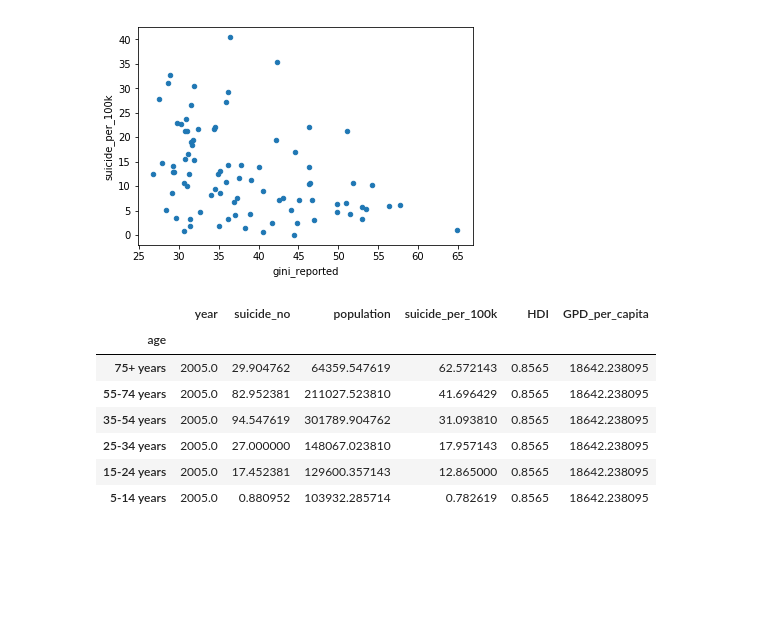
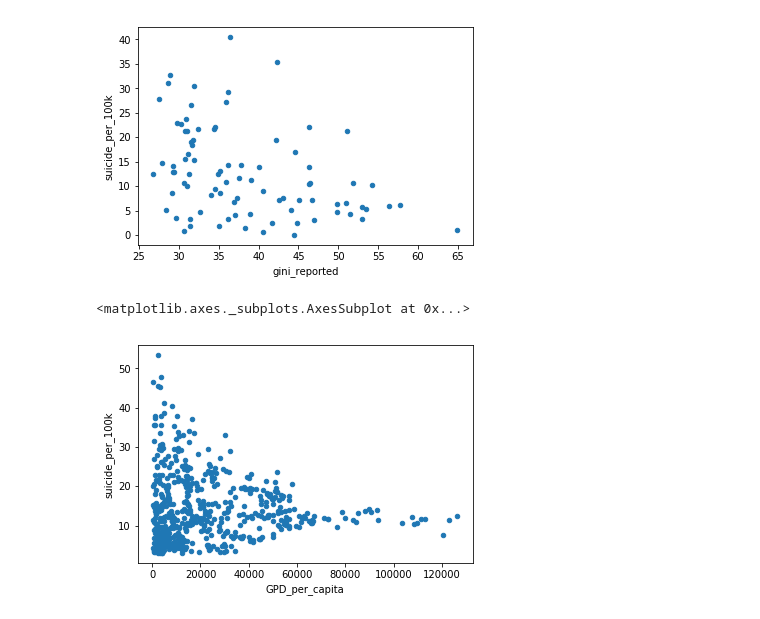
Before and after one commit to np6818/PR19NPZPTK, a Jupyter notebook: project_code.ipynb, the cells around one changed output. Saved outputs shown, nothing was run; the diff lists cells and outputs as text; code cells hidden in the pictures; blank space fills up the shorter version.

```diff
--- a/project_code.ipynb
+++ b/project_code.ipynb
@@ -150,19 +150,18 @@ result.plot.scatter(x='gini_reported', y='suicide_per_100k')
 # %% [output]
 <matplotlib.axes._subplots.AxesSubplot at 0x...>
 [figure]
-# %%
-
-df = main.loc[main['country'] == 'Slovenia']
-df = df.groupby('age').mean().sort_values(by=['suicide_per_100k'], ascending=False)
-df
-
-#kot je bilo ugotovljeno že prej je glavni atribut ki vpliva na verjetnost samomora visoka starost
-# %% [output]
-|  | year | suicide_no | population | suicide_per_100k | HDI | GPD_per_capita |
-| age |  |  |  |  |  |  |
-| 75+ years | 2005.0 | 29.904762 | 64359.547619 | 62.572143 | 0.8565 | 18642.238095 |
-| 55-74 years | 2005.0 | 82.952381 | 211027.523810 | 41.696429 | 0.8565 | 18642.238095 |
-| 35-54 years | 2005.0 | 94.547619 | 301789.904762 | 31.093810 | 0.8565 | 18642.238095 |
-| 25-34 years | 2005.0 | 27.000000 | 148067.023810 | 17.957143 | 0.8565 | 18642.238095 |
-| 15-24 years | 2005.0 | 17.452381 | 129600.357143 | 12.865000 | 0.8565 | 18642.238095 |
-| 5-14 years | 2005.0 | 0.880952 | 103932.285714 | 0.782619 | 0.8565 | 18642.238095 |
+# %%
+
+df_age = main.groupby('age').mean().sort_values(by=['suicide_per_100k'], ascending=False)
+df_hdi = main.groupby('HDI').mean().sort_values(by=['suicide_per_100k'], ascending=False)
+df_generation = main.groupby('generation').mean().sort_values(by=['suicide_per_100k'], ascending=False)
+df_sex = main.groupby('sex').mean().sort_values(by=['suicide_per_100k'], ascending=False)
+df_gdp = main.groupby('GPD_per_capita', as_index=False).mean().sort_values(by=['suicide_per_100k'], ascending=False).dropna()
+df_gdp_graf = df_gdp[['GPD_per_capita','suicide_per_100k']]
+df_gdp_graf = df_gdp_graf[df_gdp_graf.suicide_per_100k > 3]
+df_gdp_graf.plot.scatter(x='GPD_per_capita', y='suicide_per_100k')
+
+#prej je bilo ugotovljeno da je GDP ne vpliva na samomore, spodaj pa vidimo, da je stopnja samomorov višja pri nižjem GDPju
+# %% [output]
+<matplotlib.axes._subplots.AxesSubplot at 0x...>
+[figure, added]
```
Also changed, not shown: parts of 4 cells of this notebook, 7 other files.
